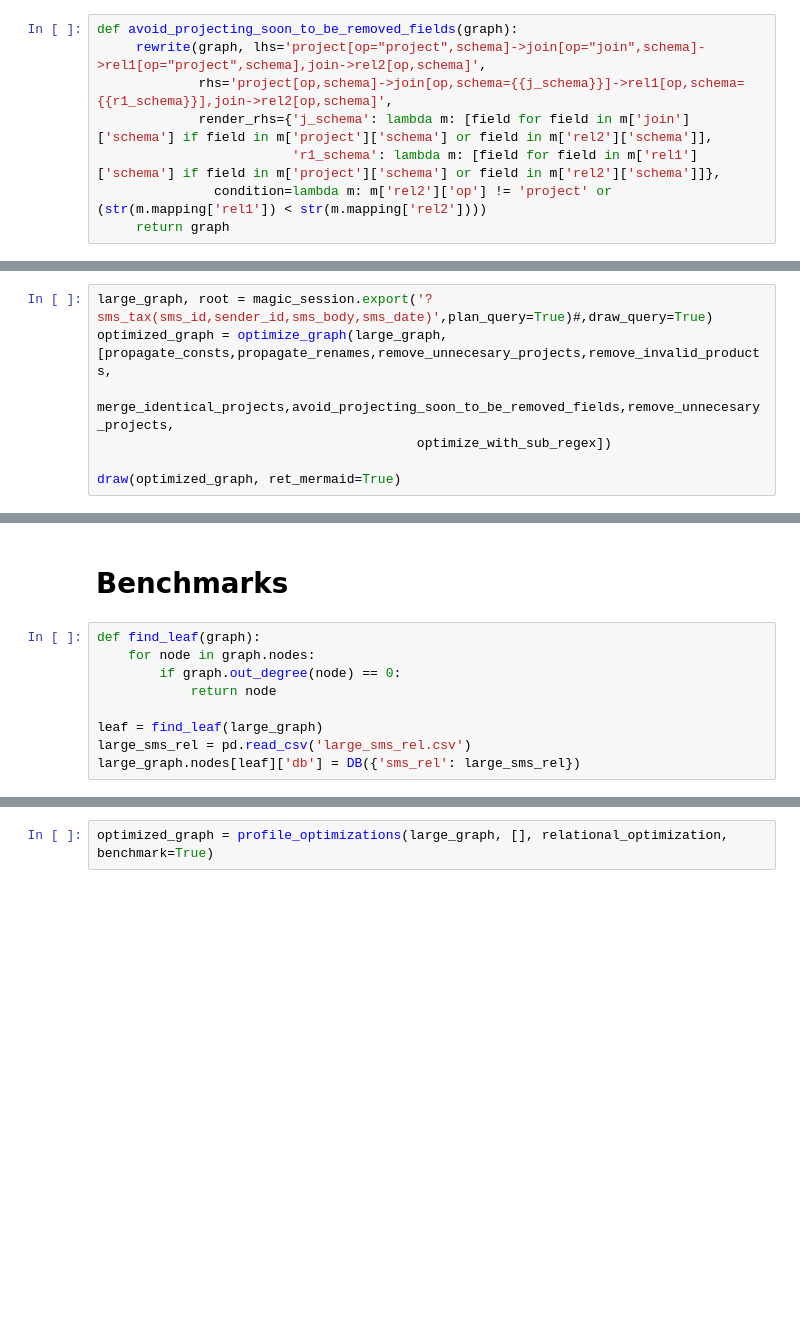
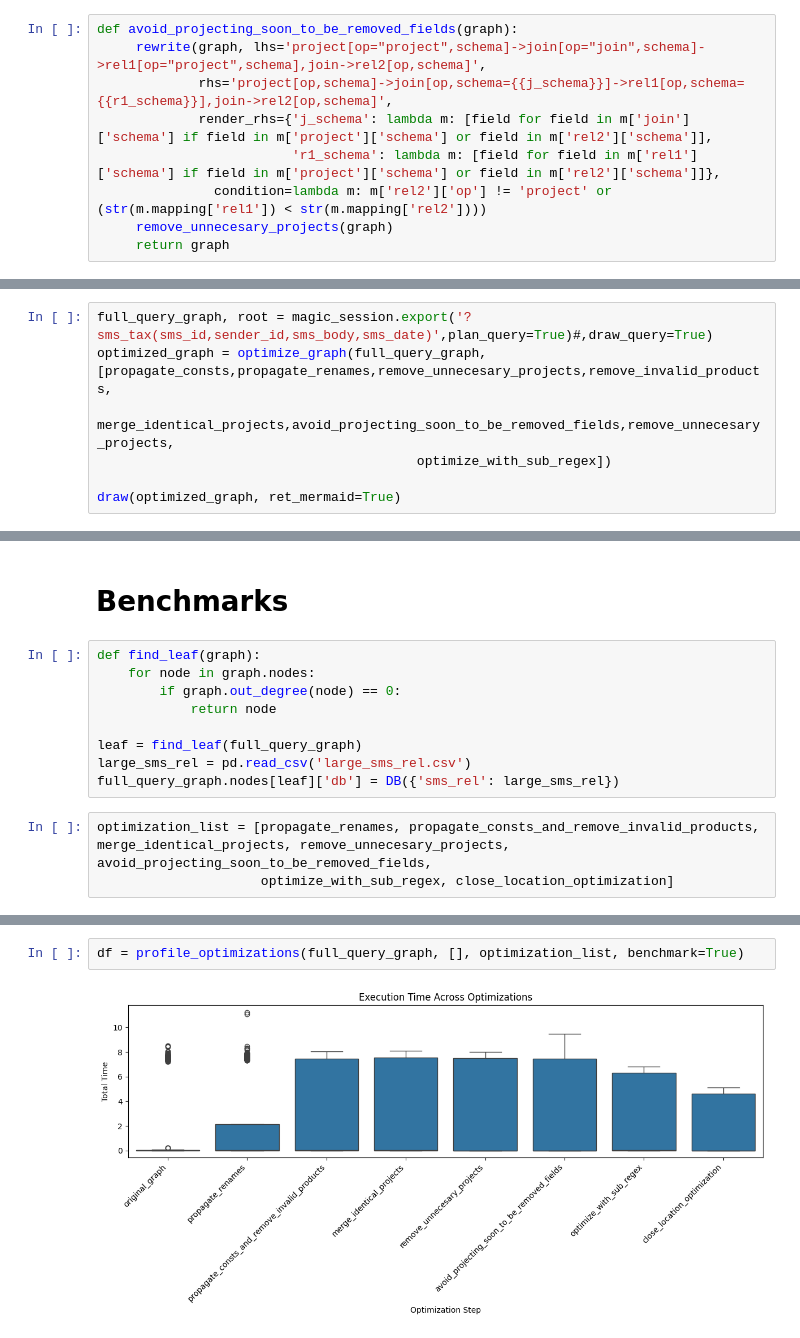
Before and after one commit to DeanLight/graph_rewrite, a Jupyter notebook: tutorials/00_engine.ipynb, the cells around one changed output, grey strips where cells are left out. Drawn from its saved outputs; the diff is of its cells as text; blank space fills up the shorter version.

Commit message:
organized close location rewrite to be more readable

```diff
--- a/tutorials/00_engine.ipynb
+++ b/tutorials/00_engine.ipynb
@@ -836,5 +831,6 @@ def avoid_projecting_soon_to_be_removed_fields(graph):
              render_rhs={'j_schema': lambda m: [field for field in m['join']['schema'] if field in m['project']['schema'] or field in m['rel2']['schema']],
                          'r1_schema': lambda m: [field for field in m['rel1']['schema'] if field in m['project']['schema'] or field in m['rel2']['schema']]},
                condition=lambda m: m['rel2']['op'] != 'project' or (str(m.mapping['rel1']) < str(m.mapping['rel2'])))
+     remove_unnecesary_projects(graph)
      return graph
 # %%
@@ -889,8 +887,8 @@ def optimize_with_sub_regex(graph):
 
     return graph
 # %%
-large_graph, root = magic_session.export('?sms_tax(sms_id,sender_id,sms_body,sms_date)',plan_query=True)#,draw_query=True)
-optimized_graph = optimize_graph(large_graph, [propagate_consts,propagate_renames,remove_unnecesary_projects,remove_invalid_products,
+full_query_graph, root = magic_session.export('?sms_tax(sms_id,sender_id,sms_body,sms_date)',plan_query=True)#,draw_query=True)
+optimized_graph = optimize_graph(full_query_graph, [propagate_consts,propagate_renames,remove_unnecesary_projects,remove_invalid_products,
                                          merge_identical_projects,avoid_projecting_soon_to_be_removed_fields,remove_unnecesary_projects,
                                          optimize_with_sub_regex])
 
@@ -1078,6 +1049,9 @@ def find_leaf(graph):
         if graph.out_degree(node) == 0:
             return node
 
-leaf = find_leaf(large_graph)
+leaf = find_leaf(full_query_graph)
 large_sms_rel = pd.read_csv('large_sms_rel.csv')
-large_graph.nodes[leaf]['db'] = DB({'sms_rel': large_sms_rel})
+full_query_graph.nodes[leaf]['db'] = DB({'sms_rel': large_sms_rel})
+# %%
+optimization_list = [propagate_renames, propagate_consts_and_remove_invalid_products, merge_identical_projects, remove_unnecesary_projects, avoid_projecting_soon_to_be_removed_fields,
+                     optimize_with_sub_regex, close_location_optimization]
@@ -1084,2 +1081,4 @@ large_graph.nodes[leaf]['db'] = DB({'sms_rel': large_sms_rel})
 # %%
-optimized_graph = profile_optimizations(large_graph, [], relational_optimization, benchmark=True)
+df = profile_optimizations(full_query_graph, [], optimization_list, benchmark=True)
+# %% [output]
+[figure, added]
```
Also changed, not shown: parts of 22 cells of this notebook, 1 other file.
